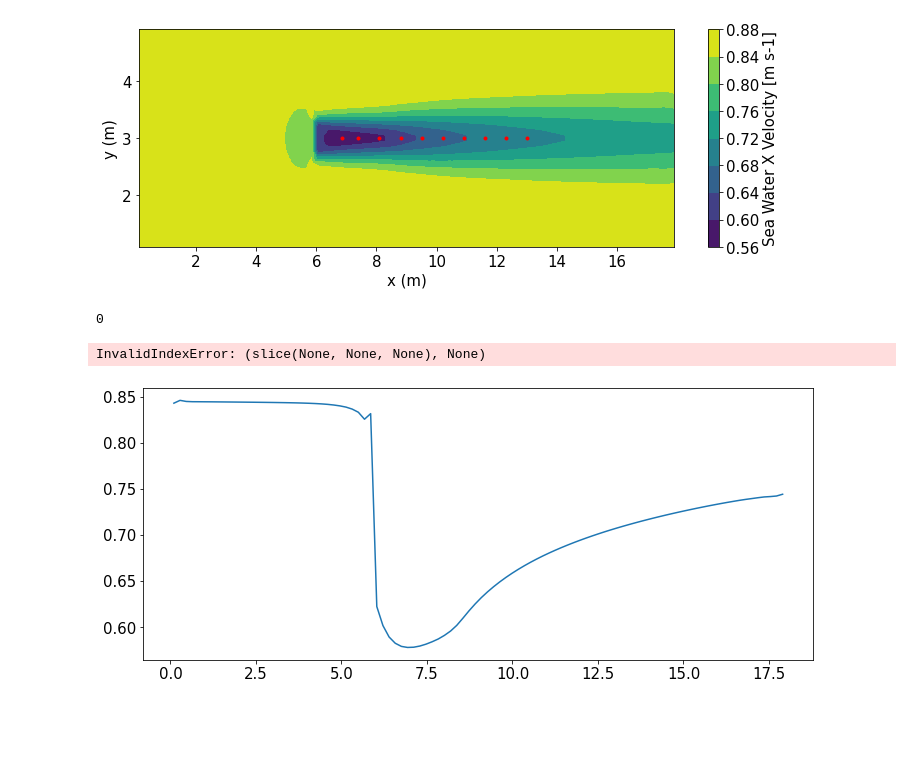
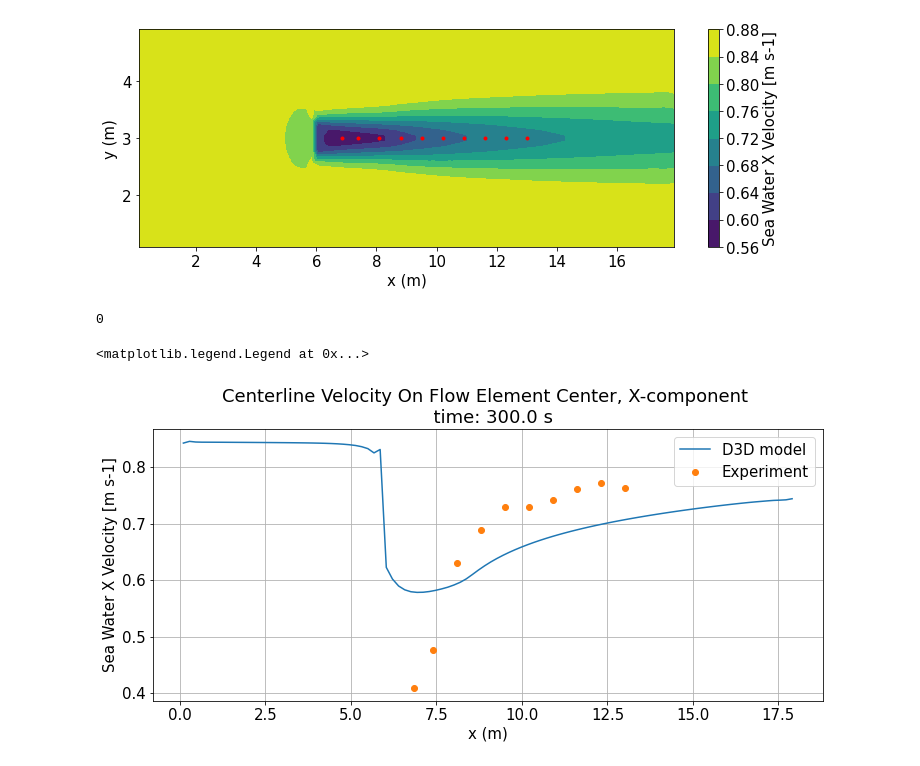
Before and after one commit to browniea/Delft3D_verify, a Jupyter notebook: Delft3d_verify.ipynb, the cells around one changed output. Saved outputs shown, nothing was run; the diff lists cells and outputs as text; code cells hidden in the pictures; blank space fills up the shorter version.

```diff
--- a/Delft3d_verify.ipynb
+++ b/Delft3d_verify.ipynb
@@ -40,9 +40,20 @@ plt.rcParams.update({'font.size': 15}) # Set fount size of plots title and label
 # ucx_experiment= np.array([0.51, 0.595, 0.788, 0.862, 0.911, 0.913, 0.927, 0.953, 0.965, 0.954])*0.8
 #x = np.array([1.2, 2, 3, 4, 5, 6, 7, 8, 9, 10])*turbine_diameter+turbine_x
 
-#Import Experimental data
-ucx_experiment= pd.read_csv("Mycek_03TI_vel.txt", delimiter="\t")
-ucx_experiment['u']=ucx_experiment['u*']*0.8
-ucx_experiment_centerline= ucx_experiment[ucx_experiment['y*'].values==0]
-ucx_experiment_centerline
+#Import Experimental data  3% TI
+datadir = normpath(join(relpath(join('data', 'river', 'flume_experiment'))))
+filename= 'Mycek_03TI_vel.txt'
+ucx_experiment_03= pd.read_csv(join(datadir,filename), delimiter="\t")
+ucx_experiment_03['u']=ucx_experiment_03['u*']*0.8
+ucx_experiment_centerline_03= ucx_experiment_03[ucx_experiment_03['y*'].values==0]
+print(ucx_experiment_centerline_03)
+
+
+#Import Experimental data  15% TI
+datadir = normpath(join(relpath(join('data', 'river', 'flume_experiment'))))
+filename= 'Mycek_15TI_vel.txt'
+ucx_experiment_15= pd.read_csv(join(datadir,filename), delimiter="\t")
+ucx_experiment_15['u']=ucx_experiment_15['u*']*0.8
+ucx_experiment_centerline_15= ucx_experiment_15[ucx_experiment_15['y*'].values==0]
+print(ucx_experiment_centerline_15)
 # %% [output]
@@ -100,7 +117,7 @@ print(np.unique(var_data_df.z))
 # Creating one array and 2 points
 turbine_diameter= 0.7 #meters
 turbine_x=6
-x = np.array(ucx_experiment_centerline.Downstream*turbine_diameter+turbine_x)
+x = np.array(ucx_experiment_centerline_15.Downstream*turbine_diameter+turbine_x)
 y = np.mean([ymin,ymax])
 z = np.mean([zmin,zmax])
 
@@ -132,11 +149,9 @@ print(cline_variable)
 Type='Centerline'
 plt.figure(figsize=(12,5))
 Model= plt.plot(x, cline_variable, label="D3D model")
-Exp=plt.plot(x, ucx_experiment_centerline.u,'o', label="Experiment 3% TI")
+Exp=plt.plot(x, ucx_experiment_centerline_03.u,'o', label="Experiment 3% TI$_\infty$")
 
-ucx_experiment= np.array([0.51, 0.595, 0.788, 0.862, 0.911, 0.913, 0.927, 0.953, 0.965, 0.954])*0.8
-x = np.array([1.2, 2, 3, 4, 5, 6, 7, 8, 9, 10])*turbine_diameter+turbine_x
-Exp=plt.plot(x, ucx_experiment,'o', label="Experiment 15% TI")
+Exp=plt.plot(x, ucx_experiment_centerline_15.u,'o', label=f'Experiment 15% TI$_\infty$')
 plt.grid()
 plt.xlabel('x (m)')
 
@@ -217,31 +232,31 @@ cbar.set_label(f'{cbar_label} [{d3d_data.variables[variable].units}]')
 # %%
 x_line = np.linspace(xmin, xmax, num=100)
 y = np.mean([ymin, ymax])
 z = np.mean([zmin,zmax])
 
 contour_points = d3d.create_points(x_line, y, z)
 
 cline_variable = interp.griddata(var_data_df[['x','y','z']],
                      var_data_df[variable],
                      contour_points[['x','y','z']])
 # Plotting
 Type='Centerline'
 plt.figure(figsize=(12,5))
 Model= plt.plot(x_line, cline_variable, label="D3D model")
-Exp=plt.plot(x, ucx_experiment,'o', label="Experiment")
+Exp=plt.plot(x,ucx_experiment_centerline_15.u,'o', label="Experiment")
 plt.grid()
 plt.xlabel('x (m)')
 
 y_name= f'{d3d_data.variables[variable].standard_name}'
 y_label=' '.join([x.capitalize() for x in y_name.split('_')])
 plt.ylabel(f'{y_label} [{d3d_data.variables[variable].units}]')
 
 title_name= f'{d3d_data.variables[variable].long_name}'
 title_label=' '.join([x.capitalize() for x in title_name.split(' ')])
 plt.title(f'{Type} {title_label} \n  time: {var_data_df.time[1]} s')
 plt.legend()
 # %% [output]
 0
-InvalidIndexError: (slice(None, None, None), None)
+<matplotlib.legend.Legend at 0x...>
-[figure, old version]
+[figure, new version]
 # %%
```
Also changed, not shown: parts of 5 cells of this notebook.
